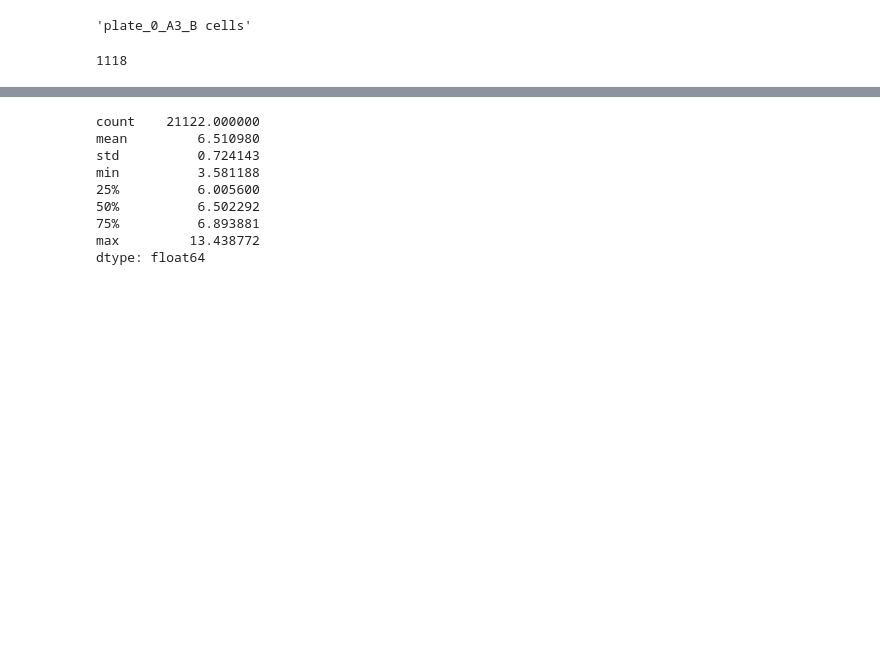
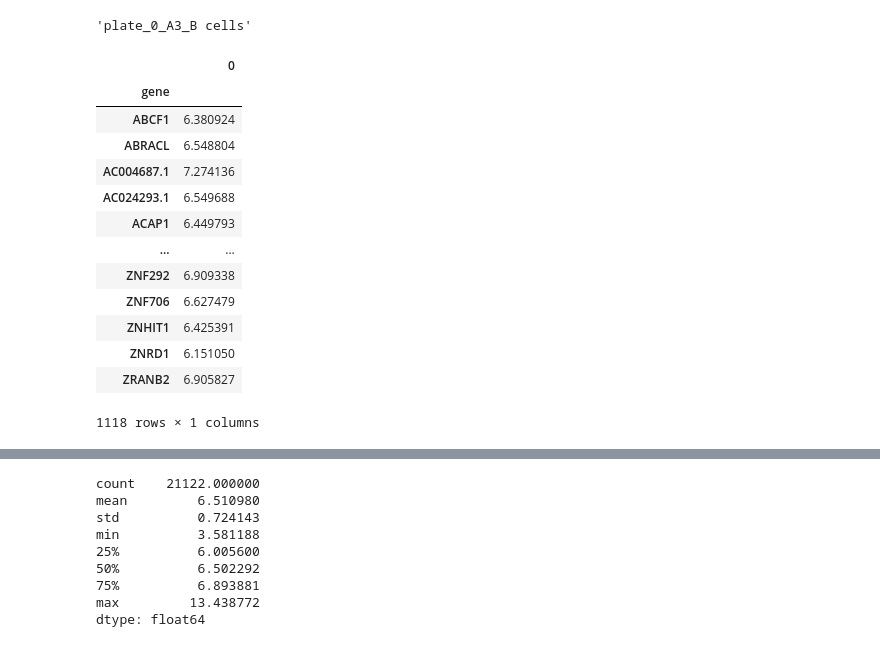
Before and after one commit to arazthexd/Kaggle_SCP, a Jupyter notebook: notebooks/1_preparation.ipynb, the cells around one changed output, grey strips where cells are left out. Drawn from its saved outputs; the diff is of its cells as text; code cells hidden in the pictures; blank space fills up the shorter version.

Commit message:
data preparation: mean gene exp for cells

```diff
--- a/notebooks/1_preparation.ipynb
+++ b/notebooks/1_preparation.ipynb
@@ -172,7 +172,34 @@ common_genes = [i for i in B_cells_genes if i in list(T_cells_CD4_control["gene"
                 and i in list(Myeloid_cells_control["gene"])
                 and i in list(NK_cells_control["gene"])
                 and i in list(T_regulatory_cells_control["gene"])]
-# %%
-len(common_genes)
-# %% [output]
-1118
+# %%
+def common_genes_mean_exp(exp_matrix, common_genes):
+    exp_matrix_filtered = exp_matrix[exp_matrix["gene"].isin(common_genes)]
+    exp_matrix_filtered.index = exp_matrix_filtered["gene"]
+    del exp_matrix_filtered["gene"]
+    exp_matrix_mean = exp_matrix_filtered.mean(axis=1)
+    return exp_matrix_mean
+
+# B_cells_control[B_cells_control["gene"].isin(common_genes)]
+# T_cells_CD4_control[T_cells_CD4_control["gene"].isin(common_genes)]
+# T_cells_CD8_control[T_cells_CD8_control["gene"].isin(common_genes)]
+# Myeloid_cells_control[Myeloid_cells_control["gene"].isin(common_genes)]
+# NK_cells_control[NK_cells_control["gene"].isin(common_genes)]
+# T_regulatory_cells_control[T_regulatory_cells_control["gene"].isin(common_genes)]
+# %%
+pd.DataFrame(common_genes_mean_exp(B_cells_control, common_genes))
+# %% [output]
+|  | 0 |
+| gene |  |
+| ABCF1 | 6.380924 |
+| ABRACL | 6.548804 |
+| AC004687.1 | 7.274136 |
+| AC024293.1 | 6.549688 |
+| ACAP1 | 6.449793 |
+| ... | ... |
+| ZNF292 | 6.909338 |
+| ZNF706 | 6.627479 |
+| ZNHIT1 | 6.425391 |
+| ZNRD1 | 6.151050 |
+| ZRANB2 | 6.905827 |
+1118 rows × 1 columns
```
Also changed, not shown: parts of 2 cells of this notebook, 1 other file.
